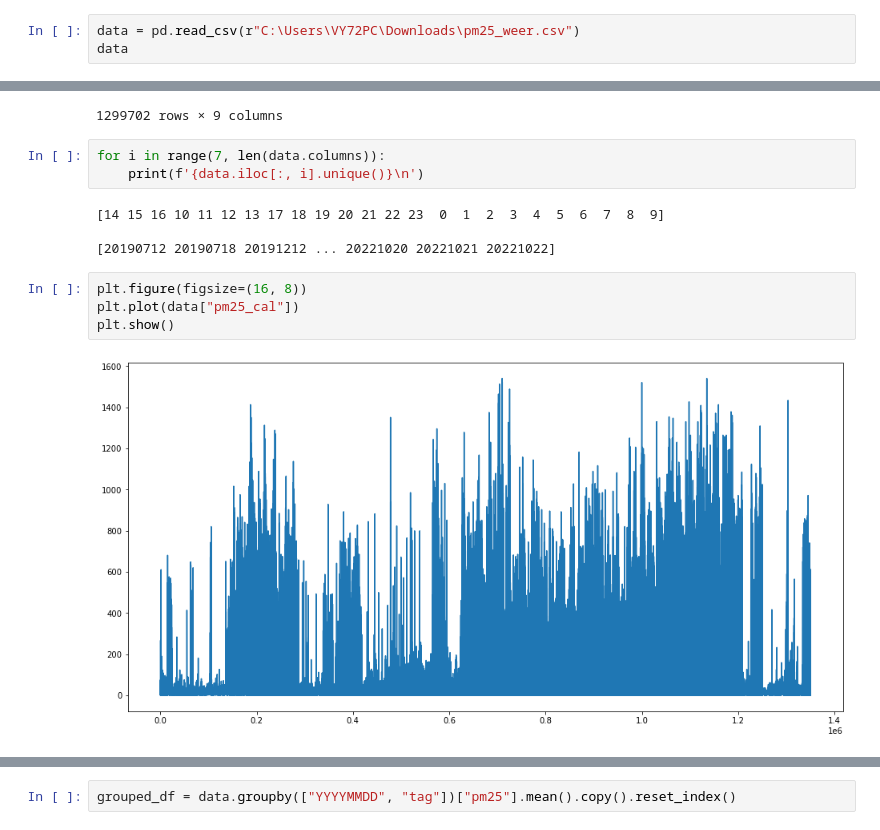
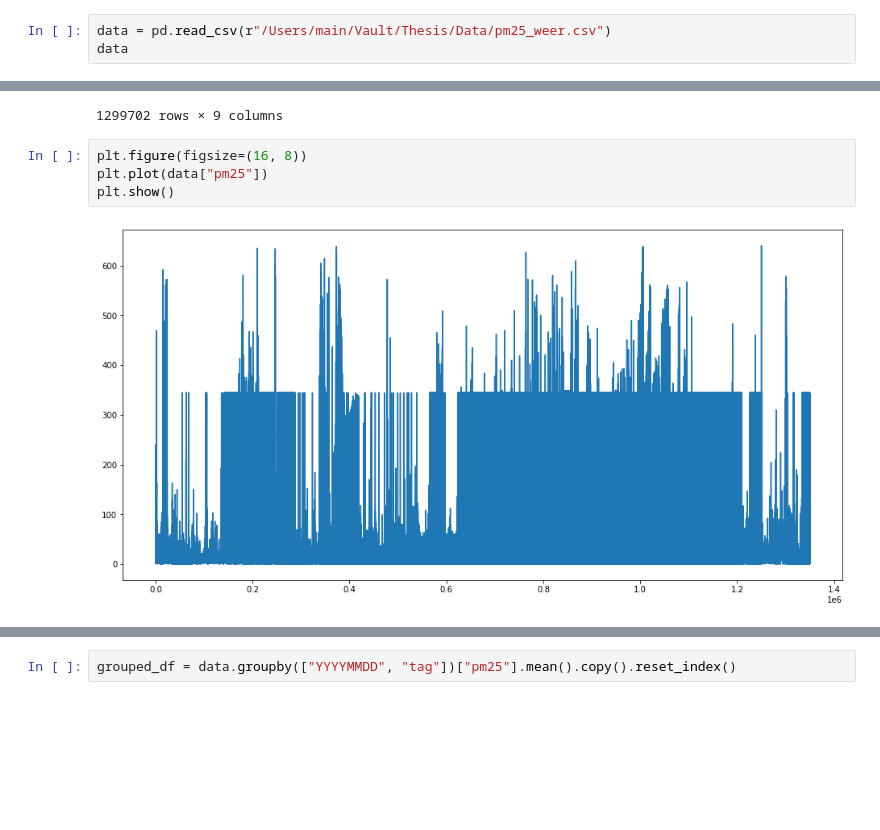
Before and after one commit to AGLamb/Thesis-Code, a Jupyter notebook: EDA.ipynb, the cells around one changed output, grey strips where cells are left out. Drawn from its saved outputs; the diff is of its cells as text; blank space fills up the shorter version.

```diff
--- a/EDA.ipynb
+++ b/EDA.ipynb
@@ -6,7 +5,7 @@ from tqdm import tqdm
 import pandas as pd
 import numpy as np
 # %%
-data = pd.read_csv(r"C:\Users\VY72PC\Downloads\pm25_weer.csv")
+data = pd.read_csv(r"/Users/main/Vault/Thesis/Data/pm25_weer.csv")
 data
 # %% [output]
 |  | id | no2 | pm10 | pm10_cal | pm10_fac | pm10_max | pm10_min | pm25 | pm25_cal | pm25_fac | ... |
@@ -67,16 +66,9 @@ data
 | 1349811 | 9.182 | 13.432 | 1.463180 | 10.5 | 8.3 | Fluitekruidweg | Zaandam | 23 | 20221022 |
 | 1349812 | 7.100 | 8.946 | 1.260000 | 7.1 | 7.1 | Ridderspoorweg | Amsterdam | 23 | 20221022 |
 1299702 rows × 9 columns
-# %%
-for i in range(7, len(data.columns)):
-    print(f'{data.iloc[:, i].unique()}\n')
-# %% [output]
-[14 15 16 10 11 12 13 17 18 19 20 21 22 23  0  1  2  3  4  5  6  7  8  9]
-
-[20190712 20190718 20191212 ... 20221020 20221021 20221022]
 # %%
 plt.figure(figsize=(16, 8))
-plt.plot(data["pm25_cal"])
+plt.plot(data["pm25"])
 plt.show()
 # %% [output]
-[figure, old version]
+[figure, new version]
```
Also changed, not shown: parts of 15 cells of this notebook.
